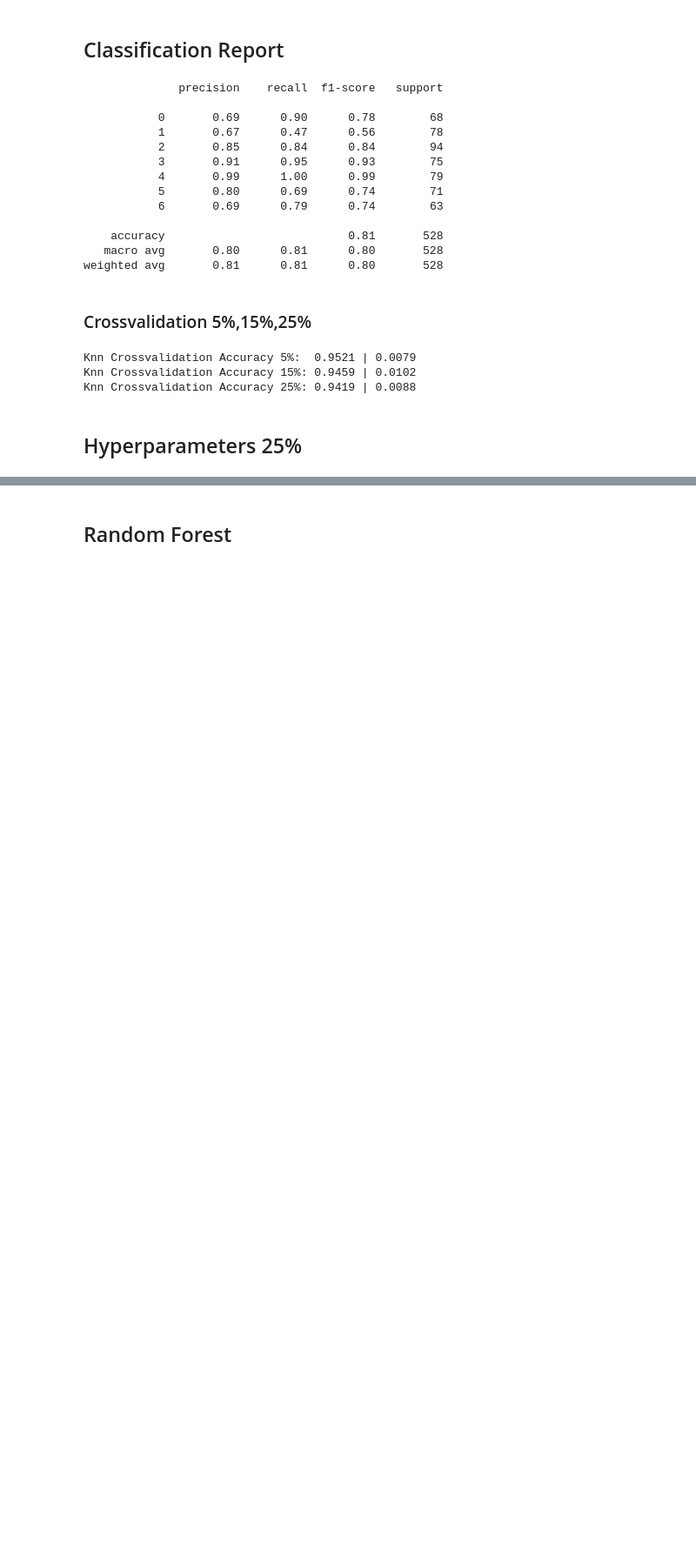
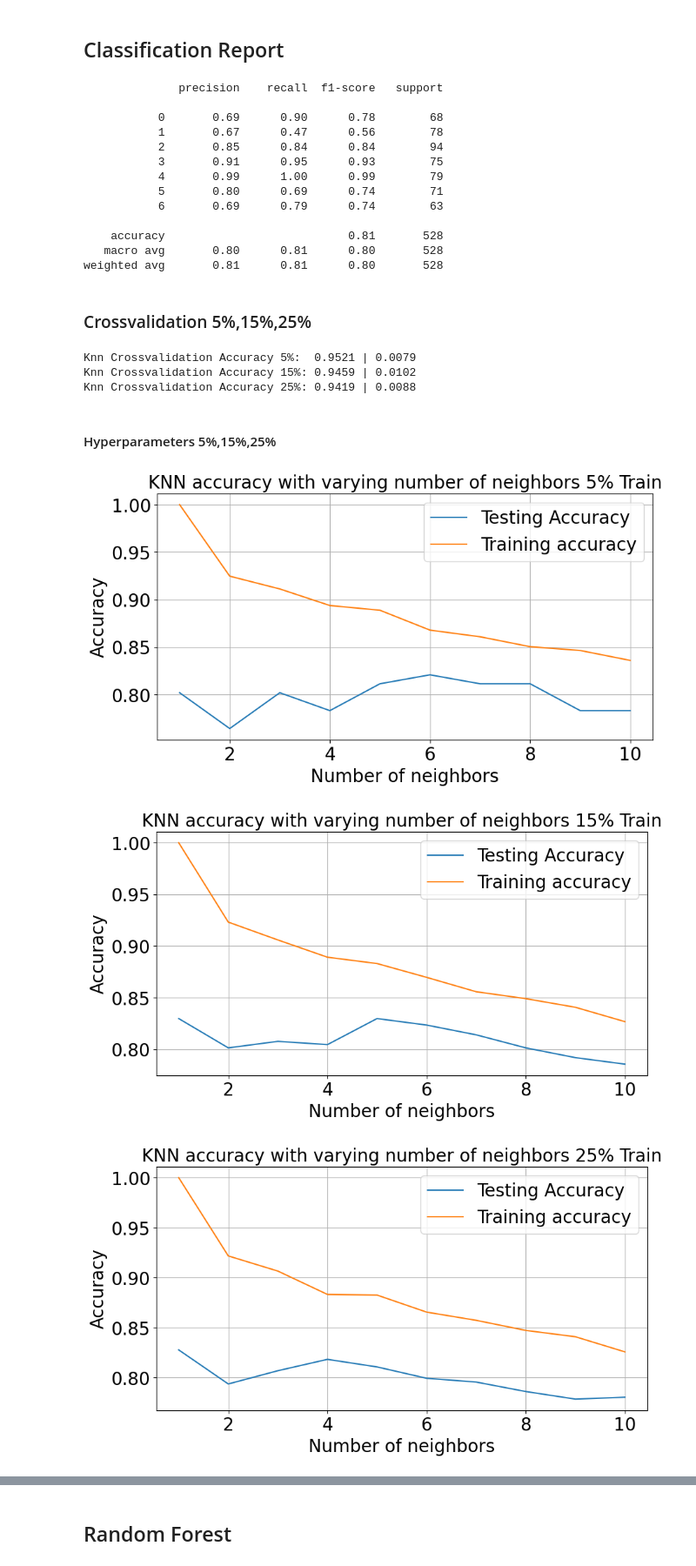
Before and after one commit to 2026362-Silvia/Machine-Learning, a Jupyter notebook: SilviaSolanoMarchini_1st_assessment_ML.ipynb, the cells around one changed output, grey strips where cells are left out. Shown at 87% size. Cells and saved outputs as stored; diff of their text form; code cells hidden in the pictures; blank space fills up the shorter version.

```diff
--- a/SilviaSolanoMarchini_1st_assessment_ML.ipynb
+++ b/SilviaSolanoMarchini_1st_assessment_ML.ipynb
@@ -689,4 +734,4 @@ Knn Crossvalidation Accuracy 5%:  0.9521 | 0.0079
 Knn Crossvalidation Accuracy 15%: 0.9459 | 0.0102
 Knn Crossvalidation Accuracy 25%: 0.9419 | 0.0088
 # %% [markdown]
-## Hyperparameters 25%
+#### Hyperparameters 5%,15%,25%
@@ -697,12 +738,35 @@ test_accuracy = np.zeros(len(neighbors))      # Declare and initialise the matri
 # %%
-for i, k in enumerate(neighbors):                          # for loop that checks the model for neighbor values 1, 2, 3, ..., 10
-    col_kNN = KNeighborsClassifier(n_neighbors = k)            # Initialise an object knn using KNeighborsClassifier method
+neighbors = np.arange(1, 11)   # number of neighbors
 
-    # Fit the model
-    col_kNN.fit(X_train_25_scaled, y_train_25)                              # Call fit method to implement the ML KNeighborsClassifier model
+# Split in 5%,15% and 25%
+splits = {"5% Train": (X_train_5_scaled, y_train_5, X_test_5_scaled, y_test_5), "15% Train": (X_train_15_scaled, y_train_15, X_test_15_scaled, y_test_15),
+          "25% Train": (X_train_25_scaled, y_train_25, X_test_25_scaled, y_test_25)}
 
-    # Compute accuracy on the training set
-    train_accuracy[i] = col_kNN.score(X_train_25_scaled, y_train_25)        # Save the score value in the train_accuracy array
+# Graph every split in loop
+for name, (X_train, y_train, X_test, y_test) in splits.items():
+    train_accuracy = np.zeros(len(neighbors))  #Declare and initialise the matrix
+    test_accuracy = np.zeros(len(neighbors))   #Declare and initialise the matrix
 
-    # Compute accuracy on the test set
-    test_accuracy[i] = col_kNN.score(X_test_25_scaled, y_test_25)           # Save the score value in the train_accuracy array
+# Call fit method to implement the ML KNeighborsClassifier model
+    for i, k in enumerate(neighbors):
+        col_kNN = KNeighborsClassifier(n_neighbors=k)
+        col_kNN.fit(X_train, y_train)
+        train_accuracy[i] = col_kNN.score(X_train, y_train)  # Save the score value in the train_accuracy array
+        test_accuracy[i] = col_kNN.score(X_test, y_test)  # Save the score value in the train_accuracy array
+
+# Print
+    plt.figure(figsize = (10, 5))
+    plt.title(f'KNN accuracy with varying number of neighbors {name}', fontsize = 20)
+    plt.plot(neighbors, test_accuracy, label = 'Testing Accuracy')
+    plt.plot(neighbors, train_accuracy, label = 'Training accuracy')
+    plt.legend(prop={'size': 20})
+    plt.xlabel('Number of neighbors', fontsize = 20)
+    plt.ylabel('Accuracy', fontsize = 20)
+    plt.xticks(fontsize = 20)
+    plt.yticks(fontsize = 20)
+    plt.grid(True)
+    plt.show()
+# %% [output]
+[figure, added]
+[figure, added]
+[figure, added]
```
Also changed, not shown: parts of 20 cells of this notebook.
